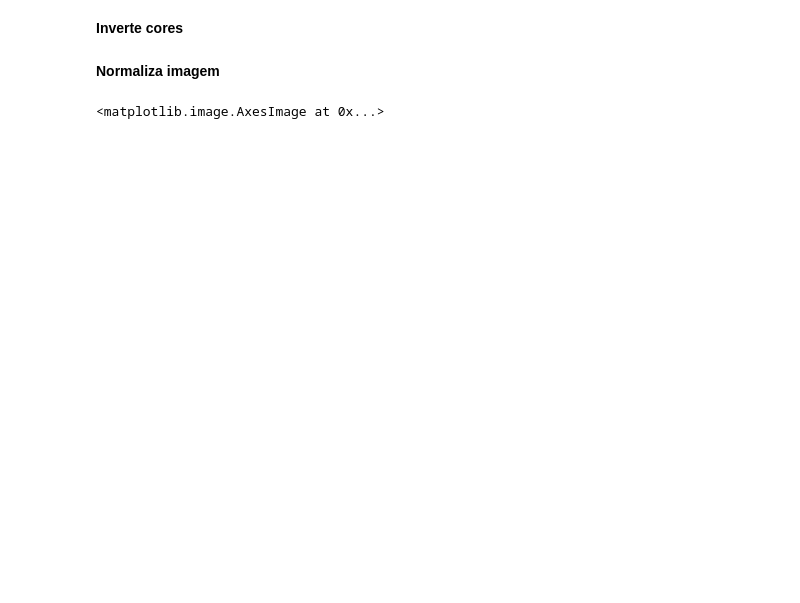
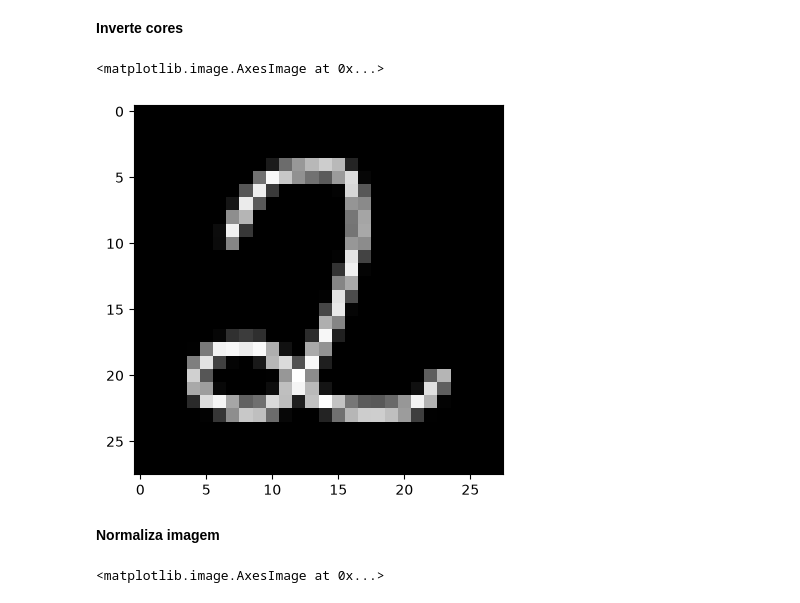
Before and after one commit to CherylHenkels/sctec-mini-projeto2, a Jupyter notebook: main.ipynb, the cells around one changed output. Drawn from its saved outputs; the diff is of its cells as text; code cells hidden in the pictures; blank space fills up the shorter version.

```diff
--- a/main.ipynb
+++ b/main.ipynb
@@ -985,7 +1068,12 @@ plt.imshow(img_cropped, cmap='gray')
 # %% [markdown]
 **Inverte cores**
 # %%
-img_invertida = 255 - img_cropped
+img_invertida = img_cropped
+# %%
+plt.imshow(img_invertida, cmap='gray')
+# %% [output]
+<matplotlib.image.AxesImage at 0x...>
+[figure, added]
 # %% [markdown]
 **Normaliza imagem**
 # %%
```
Also changed, not shown: parts of 13 cells of this notebook, 8 other files.
